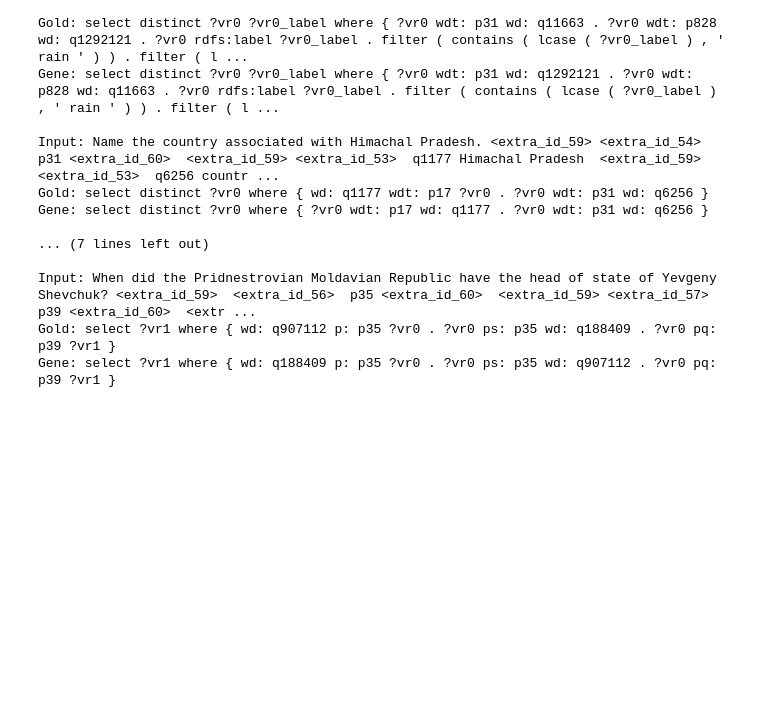
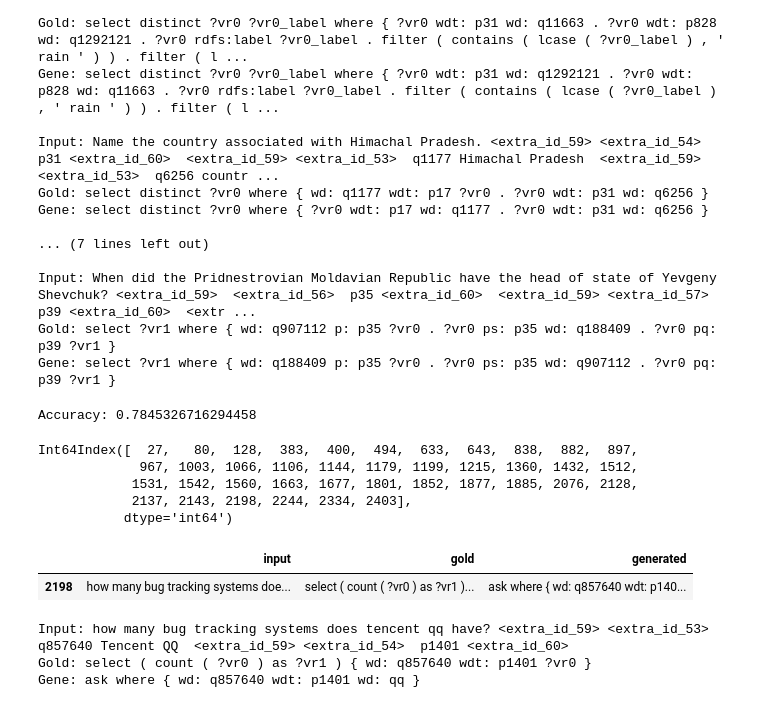
Before and after one commit to drustanyjt/t5-for-sparql, a Jupyter notebook: result.ipynb, the cells around one changed output. Drawn from its saved outputs; the diff is of its cells as text; code cells hidden in the pictures; blank space fills up the shorter version.

```diff
--- a/result.ipynb
+++ b/result.ipynb
@@ -188,3 +192,15 @@ Gene: select distinct ?vr0 where { ?vr0 wdt: p17 wd: q1177 . ?vr0 wdt: p31 wd: q
 Input: When did the Pridnestrovian Moldavian Republic have the head of state of Yevgeny Shevchuk? <extra_id_59>  <extra_id_56>  p35 <extra_id_60>  <extra_id_59> <extra_id_57>  p39 <extra_id_60>  <extr ...
 Gold: select ?vr1 where { wd: q907112 p: p35 ?vr0 . ?vr0 ps: p35 wd: q188409 . ?vr0 pq: p39 ?vr1 }
 Gene: select ?vr1 where { wd: q188409 p: p35 ?vr0 . ?vr0 ps: p35 wd: q907112 . ?vr0 pq: p39 ?vr1 }
+# %%
+print(f"Accuracy: {len(df_true) / len(df_raw)}")
+# %% [output]
+Accuracy: 0.7845326716294458
+# %%
+df_false[df_false["generated"].str.contains("ask")].index
+# %% [output]
+Int64Index([  27,   80,  128,  383,  400,  494,  633,  643,  838,  882,  897,
+             967, 1003, 1066, 1106, 1144, 1179, 1199, 1215, 1360, 1432, 1512,
+            1531, 1542, 1560, 1663, 1677, 1801, 1852, 1877, 1885, 2076, 2128,
+            2137, 2143, 2198, 2244, 2334, 2403],
+           dtype='int64')
@@ -190,0 +212,11 @@ Gene: select ?vr1 where { wd: q188409 p: p35 ?vr0 . ?vr0 ps: p35 wd: q907112 . ?
+# %%
+df_false[df_false["generated"].str.contains("ask") & df_false["gold"].str.contains("select")]
+# %% [output]
+|  | input | gold | generated |
+| 2198 | how many bug tracking systems doe... | select ( count ( ?vr0 ) as ?vr1 )... | ask where { wd: q857640 wdt: p140... |
+# %%
+show_false(2198)
+# %% [output]
+Input: how many bug tracking systems does tencent qq have? <extra_id_59> <extra_id_53>  q857640 Tencent QQ  <extra_id_59> <extra_id_54>  p1401 <extra_id_60>
+Gold: select ( count ( ?vr0 ) as ?vr1 ) { wd: q857640 wdt: p1401 ?vr0 }
+Gene: ask where { wd: q857640 wdt: p1401 wd: qq }
```
Also changed, not shown: parts of 4 cells of this notebook, 1 other file.
